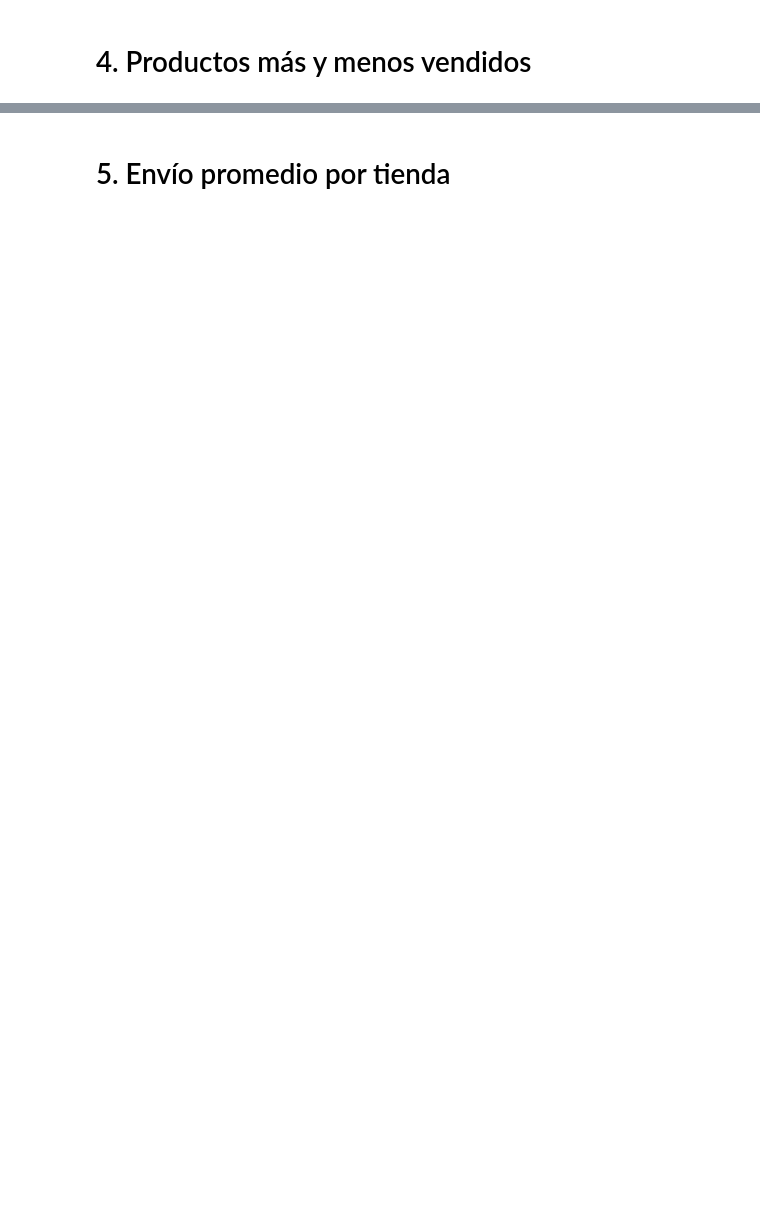
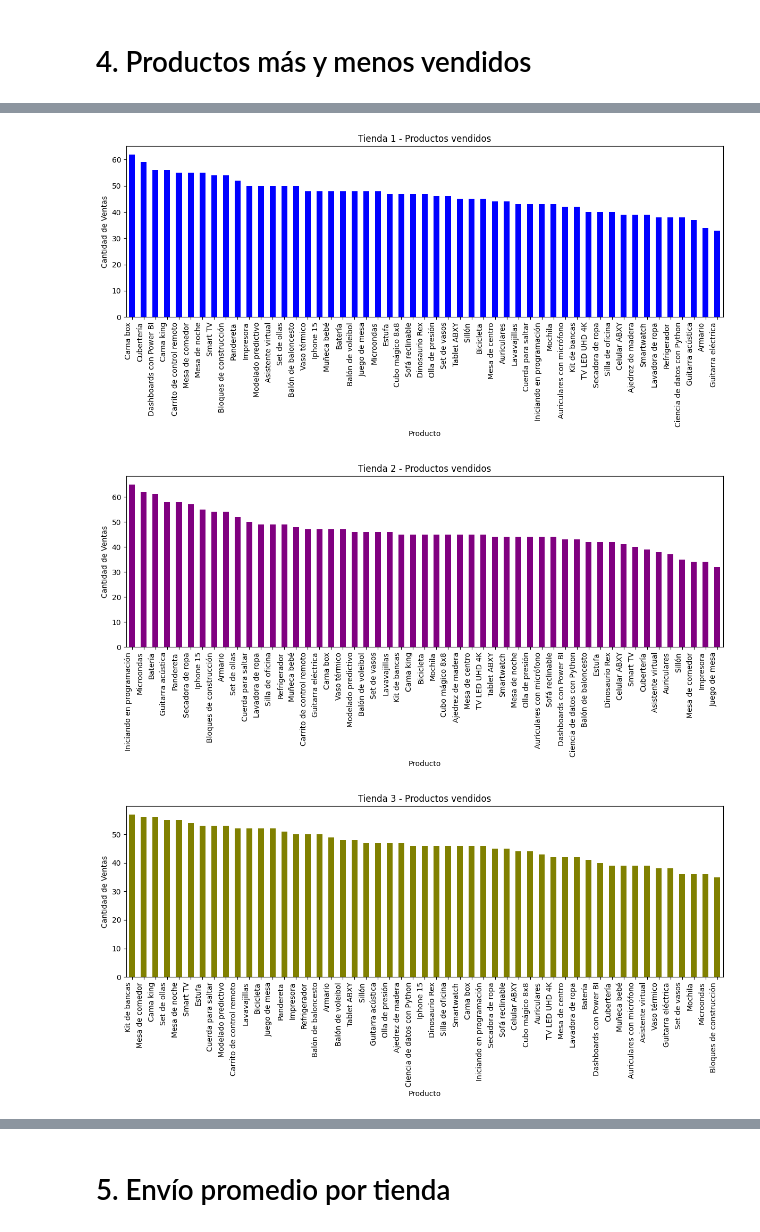
Before and after one commit to FerRamirez-cpu/challenge-data-science, a Jupyter notebook: AluraStoreLatam.ipynb, the cells around one changed output, grey strips where cells are left out. Drawn from its saved outputs; the diff is of its cells as text; code cells hidden in the pictures; blank space fills up the shorter version.

```diff
--- a/AluraStoreLatam.ipynb
+++ b/AluraStoreLatam.ipynb
@@ -113,0 +185,25 @@ plt.show()
+# %%
+def grafica_productos(productos_vendidos, titulo, color):
+    plt.figure(figsize=(12, 6))
+    productos_vendidos.sort_values(ascending=False).plot(kind="bar", color=color)
+    plt.title(titulo)
+    plt.xlabel("Producto")
+    plt.ylabel("Cantidad de Ventas")
+    plt.xticks(rotation=90, ha="right")
+    plt.tight_layout()
+    plt.show()
+
+tiendas = [tienda, tienda2, tienda3, tienda4]
+colores = ["blue", "purple", "olive", "cyan"]
+
+for i, tienda in enumerate(tiendas, start=1):
+    productos_vendidos = tienda["Producto"].value_counts()
+    grafica_productos(
+        productos_vendidos,
+        f"Tienda {i} - Productos vendidos",
+        colores[i-1]
+    )
+# %% [output]
+[figure, added]
+[figure, added]
+[figure, added]
```
Also changed, not shown: parts of 4 cells of this notebook.
